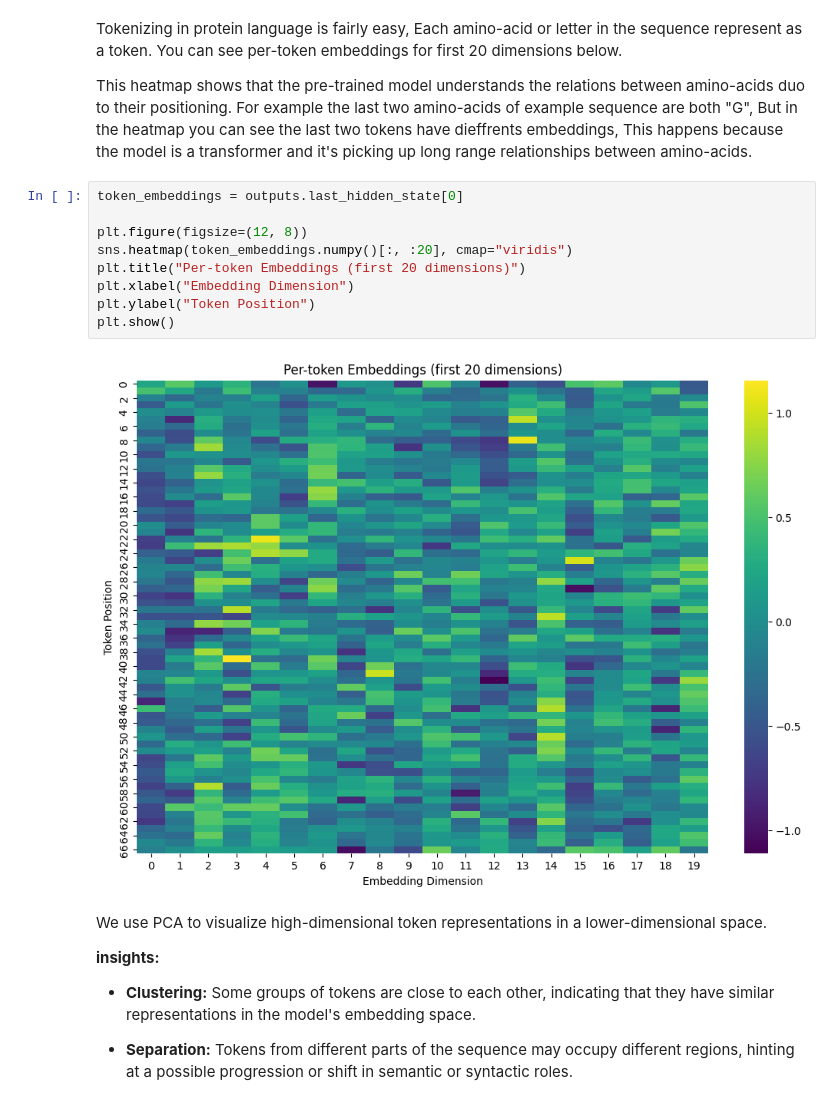
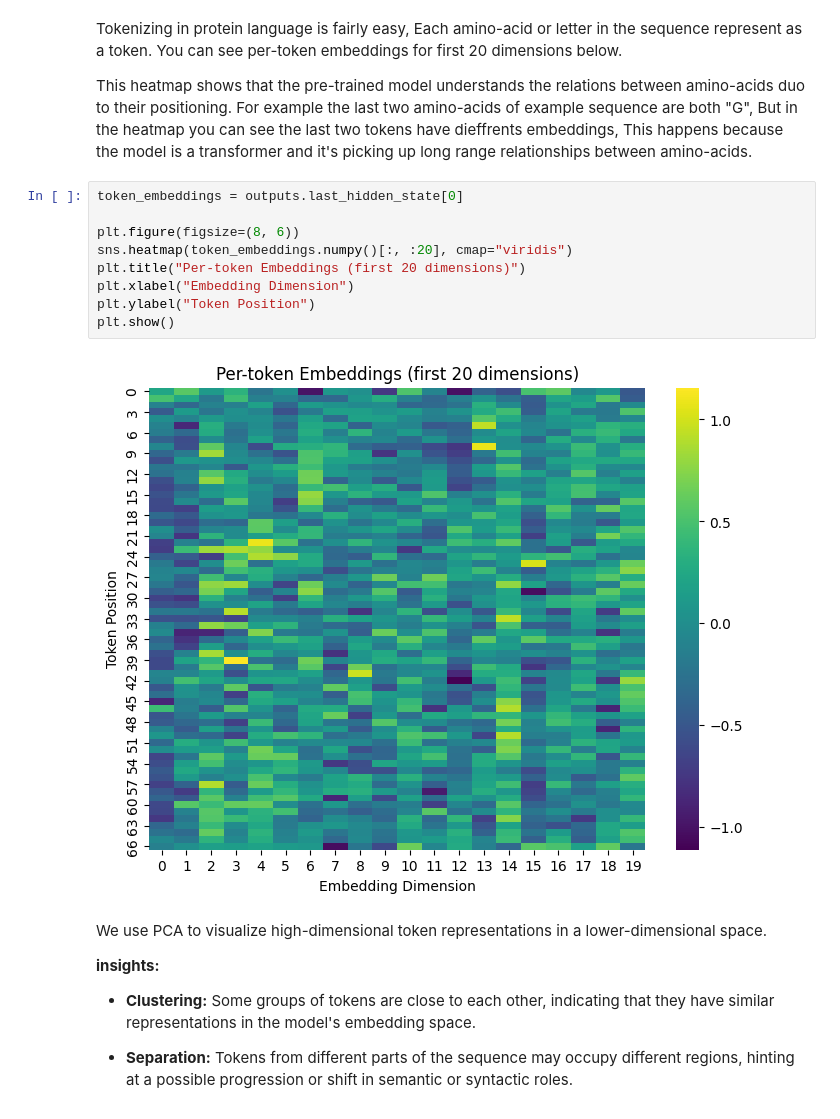
Before and after one commit to parsashu/ML-on-Proteins, a Jupyter notebook: notebooks/1-embedding.ipynb, the cells around one changed output. Drawn from its saved outputs; the diff is of its cells as text.

```diff
--- a/notebooks/1-embedding.ipynb
+++ b/notebooks/1-embedding.ipynb
@@ -70,14 +70,14 @@ This heatmap shows that the pre-trained model understands the relations between
 # %%
 token_embeddings = outputs.last_hidden_state[0]
 
-plt.figure(figsize=(12, 8))
+plt.figure(figsize=(8, 6))
 sns.heatmap(token_embeddings.numpy()[:, :20], cmap="viridis")
 plt.title("Per-token Embeddings (first 20 dimensions)")
 plt.xlabel("Embedding Dimension")
 plt.ylabel("Token Position")
 plt.show()
 # %% [output]
-[figure, old version]
+[figure, new version]
 # %% [markdown]
 We use PCA to visualize high-dimensional token representations in a lower-dimensional space.
 
```
Also changed, not shown: parts of 1 cell of this notebook, 2 other files.
